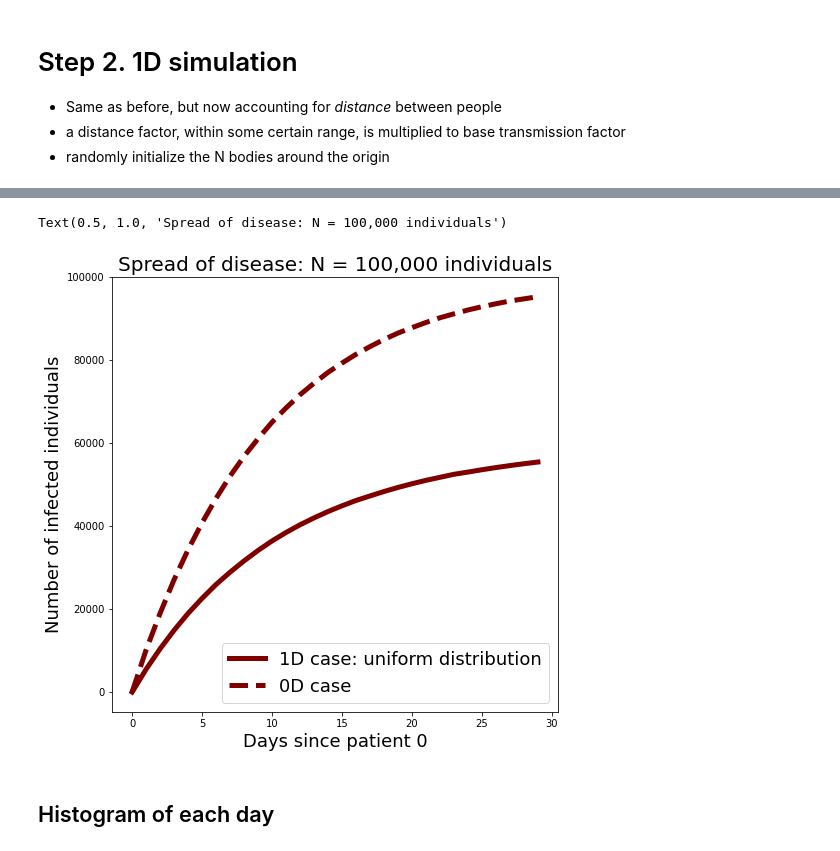
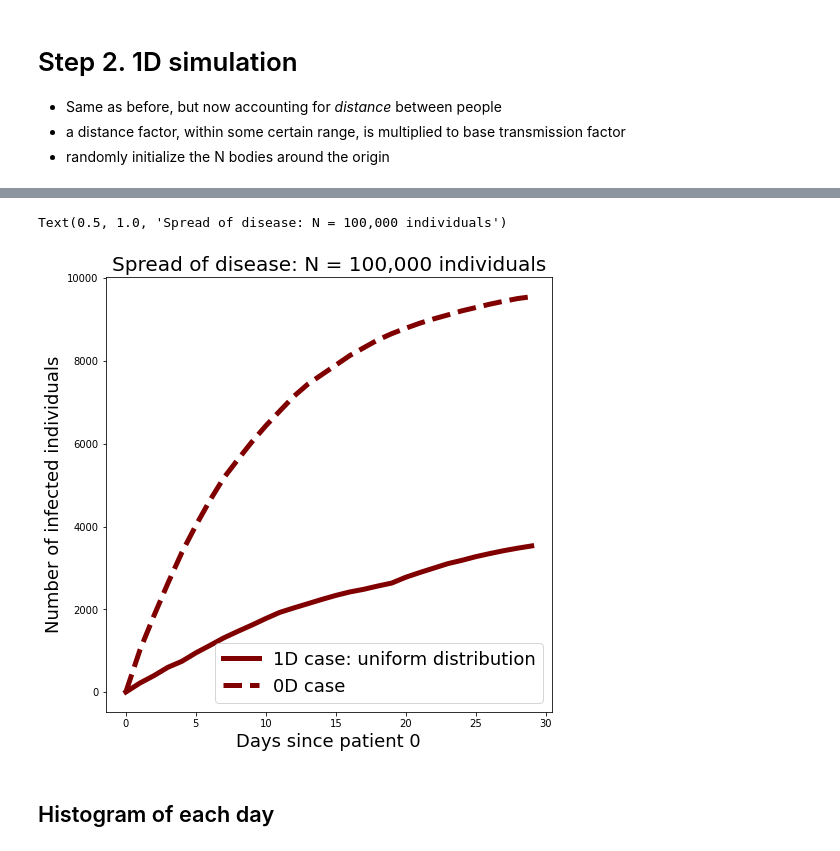
Before and after one commit to arjunsavel/covid-hacks-2020, a Jupyter notebook: Simulation_notebook.ipynb, the cells around one changed output, grey strips where cells are left out. Saved outputs shown, nothing was run; the diff lists cells and outputs as text; code cells hidden in the pictures.

```diff
--- a/Simulation_notebook.ipynb
+++ b/Simulation_notebook.ipynb
@@ -65,7 +65,10 @@ def infect(df, trans_rate, day_name): # need to speed up
             infect_col = np.random.binomial(size=len(df), p=p, n=1) # 1 toss, siz
 
             # next, create a new column to track this day's number of infected individuals
-            df[f"infected day {day_name}"] = df[f"infected day {day_name - 1}"] * infect_col
+            if i == 0:
+                df[f"infected day {day_name}"] = df[f"infected day {day_name - 1}"] * infect_col
+            else:
+                df[f"infected day {day_name}"] = df[f"infected day {day_name}"] * infect_col
     return df
 
 def simulate(N, trans_rate, t_steps, N_initial):
@@ -332,6 +368,5 @@ def simulate1D(N, trans_rate, t_steps, N_initial, thresh, power,
 # %%
-%%time
 # df1D = simulate1D(100000, .1, 30, 1, 2, 3, np.random.uniform, low=-10, high=10)
-df1D = simulate1D(10000, .1, 30, 1, 2, 3, np.random.uniform, np.random.normal,
-                  kwargs_for_pop={'low':-10, 'high':10},
-                  kwargs_for_infec={'loc': 1, 'scale': 2})
+%prun df1D_test = simulate1D(10000, .1, 30, 10, 2., 3, np.random.uniform, np.random.normal, kwargs_for_pop={'low':-10, 'high':10}, kwargs_for_infec={'loc': 1, 'scale': 2})
+
+# at 10,000 iterations, stabilized at ~ 138 seconds per iteration
@@ -338,19 +375,19 @@ df1D = simulate1D(10000, .1, 30, 1, 2, 3, np.random.uniform, np.random.normal,
 # %%
 plt.figure(figsize=(8,8))
 infections1D = np.array([df1D[col].sum() for col in df1D.columns if 'infected day' in col])
-plt.plot(np.arange(len(infections1D)), 100000 - infections1D, lw=5, color='maroon',
+plt.plot(np.arange(len(infections1D)), 10000 - infections1D, lw=5, color='maroon',
          linestyle='-', label='1D case: uniform distribution')
-plt.plot(np.arange(len(infections)), 100000 - infections, lw=5, color='maroon',
+plt.plot(np.arange(len(infections)), 10000 - infections, lw=5, color='maroon',
         linestyle='--', label='0D case')
 plt.xlabel('Days since patient 0', fontsize=18)
 plt.ylabel('Number of infected individuals', fontsize=18)
 plt.legend(fontsize=18)
 plt.title('Spread of disease: N = 100,000 individuals', fontsize=20)
 # plt.xscale('log')
 # plt.yscale('log')
 # %% [output]
 Text(0.5, 1.0, 'Spread of disease: N = 100,000 individuals')
-[figure, old version]
+[figure, new version]
 # %% [markdown]
 ## Histogram of each day
 # %%
```
Also changed, not shown: parts of 8 cells of this notebook, 1 other file.
